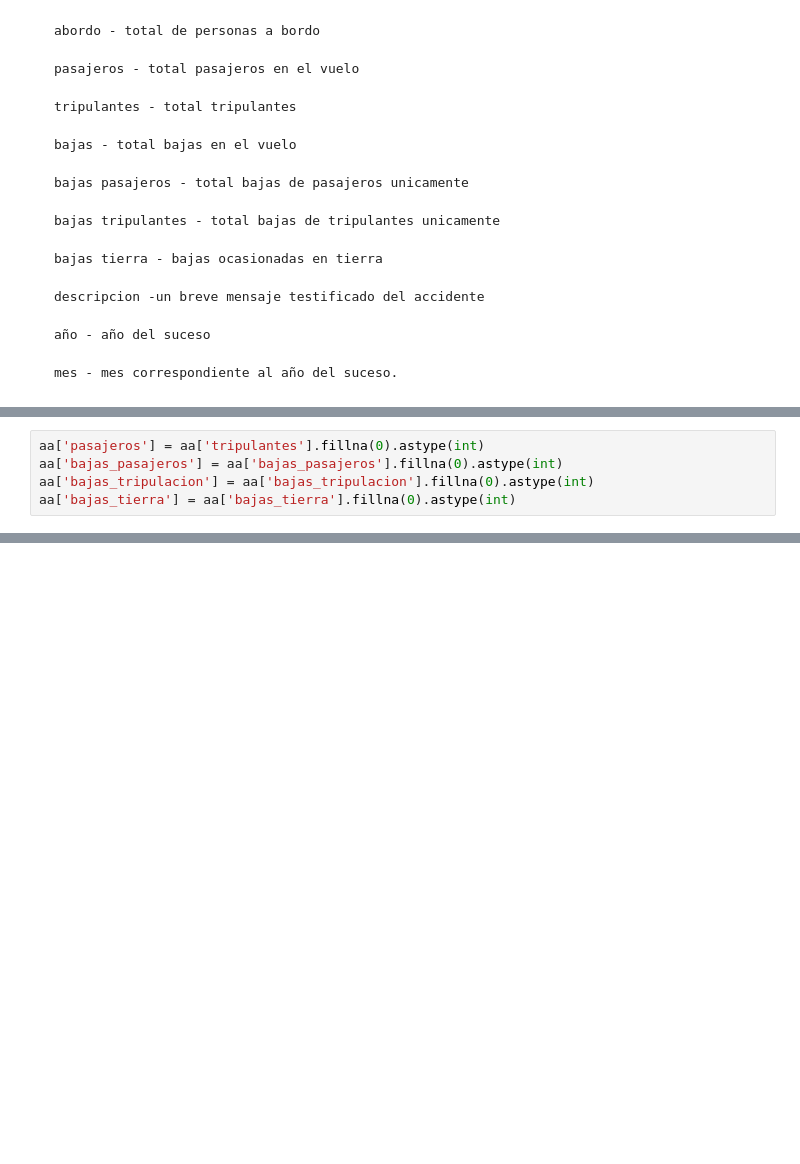
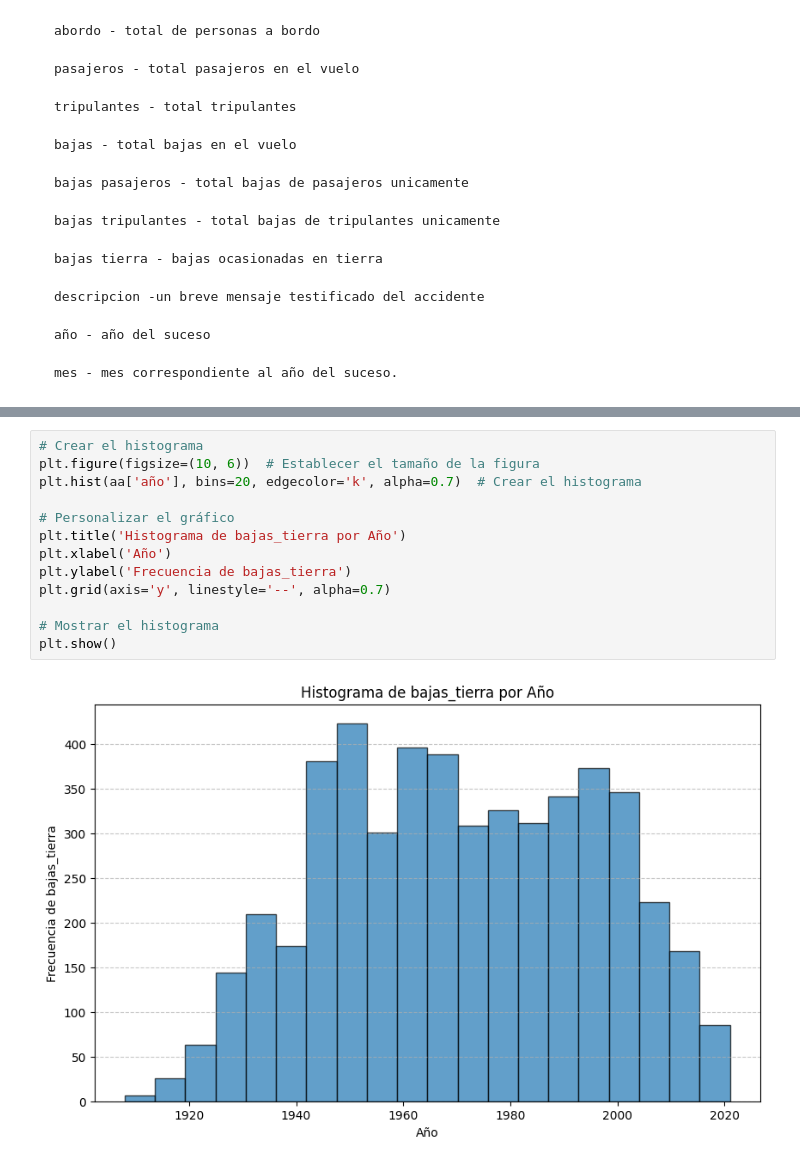
Before and after one commit to damian-code29/Avioncitos, a Jupyter notebook: dos_analisis.ipynb, the cells around one changed output, grey strips where cells are left out. Drawn from its saved outputs; the diff is of its cells as text; blank space fills up the shorter version.

```diff
--- a/dos_analisis.ipynb
+++ b/dos_analisis.ipynb
@@ -93,5 +53,0 @@ tipifico las columnas numericas.
-# %%
-aa['pasajeros'] = aa['tripulantes'].fillna(0).astype(int)
-aa['bajas_pasajeros'] = aa['bajas_pasajeros'].fillna(0).astype(int)
-aa['bajas_tripulacion'] = aa['bajas_tripulacion'].fillna(0).astype(int)
-aa['bajas_tierra'] = aa['bajas_tierra'].fillna(0).astype(int)
@@ -124,0 +67,15 @@ memory usage: 468.0+ KB
+# %%
+# Crear el histograma
+plt.figure(figsize=(10, 6))  # Establecer el tamaño de la figura
+plt.hist(aa['año'], bins=20, edgecolor='k', alpha=0.7)  # Crear el histograma
+
+# Personalizar el gráfico
+plt.title('Histograma de bajas_tierra por Año')
+plt.xlabel('Año')
+plt.ylabel('Frecuencia de bajas_tierra')
+plt.grid(axis='y', linestyle='--', alpha=0.7)
+
+# Mostrar el histograma
+plt.show()
+# %% [output]
+[figure, added]
```
Also changed, not shown: parts of 12 cells of this notebook.
